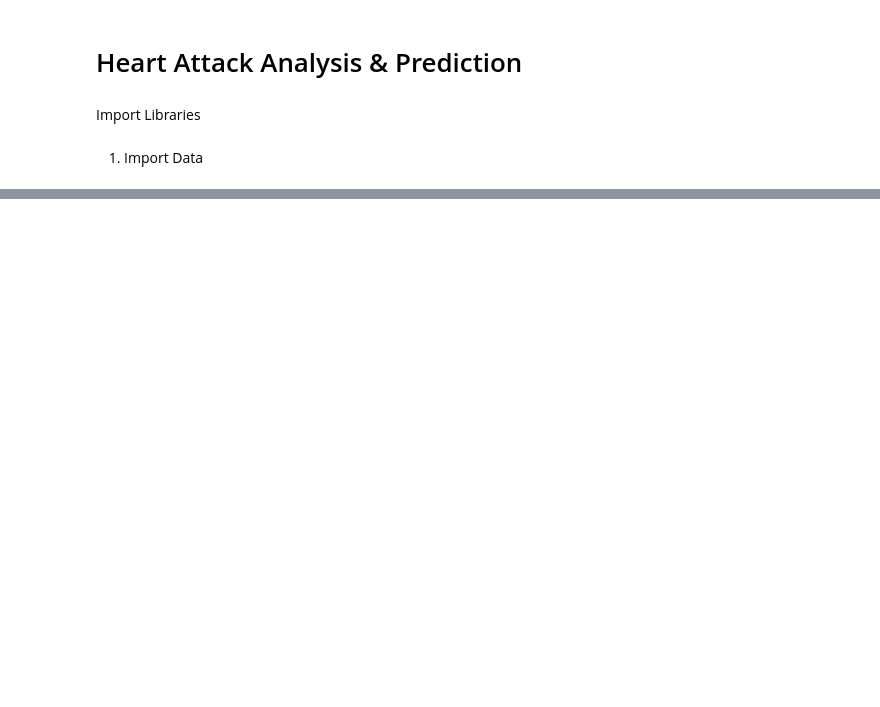
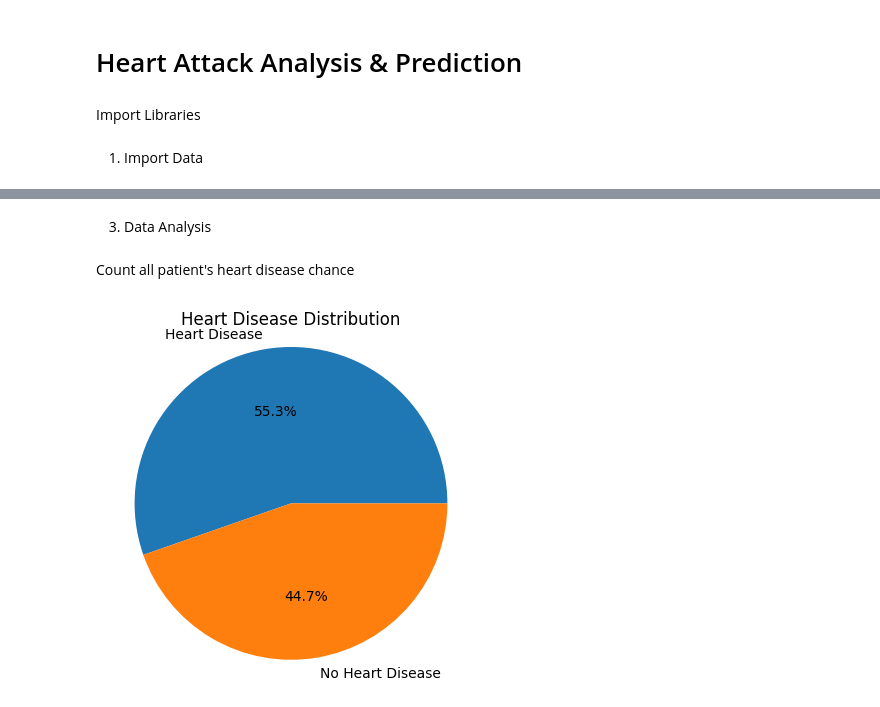
Before and after one commit to smoklien/kpi-machine-learning, a Jupyter notebook: heart-attack-analysis/src/main.ipynb, the cells around one changed output, grey strips where cells are left out. Cells and saved outputs as stored; diff of their text form; code cells hidden in the pictures; blank space fills up the shorter version.

```diff
--- a/heart-attack-analysis/src/main.ipynb
+++ b/heart-attack-analysis/src/main.ipynb
@@ -38,0 +126,4 @@ df.head()
+# %%
+df['RestingBP'] = df['RestingBP'].replace(0, df['RestingBP'].mean())
+
+print("Corrected RestingBP for the row #449:", df.loc[449, 'RestingBP'])
@@ -38,0 +218,14 @@ df.head()
+# %% [markdown]
+3. Data Analysis
+# %% [markdown]
+Count all patient's heart disease chance
+# %%
+heart_disease_counts = df['HeartDisease'].value_counts()
+
+plt.figure(figsize=(4, 4))
+plt.title('Heart Disease Distribution')
+plt.pie(heart_disease_counts, labels=['Heart Disease', 'No Heart Disease'], autopct='%1.1f%%')
+plt.axis('equal')
+plt.tight_layout()
+# %% [output]
+[figure, added]
```
Also changed, not shown: parts of 25 cells of this notebook, 3 other files.
